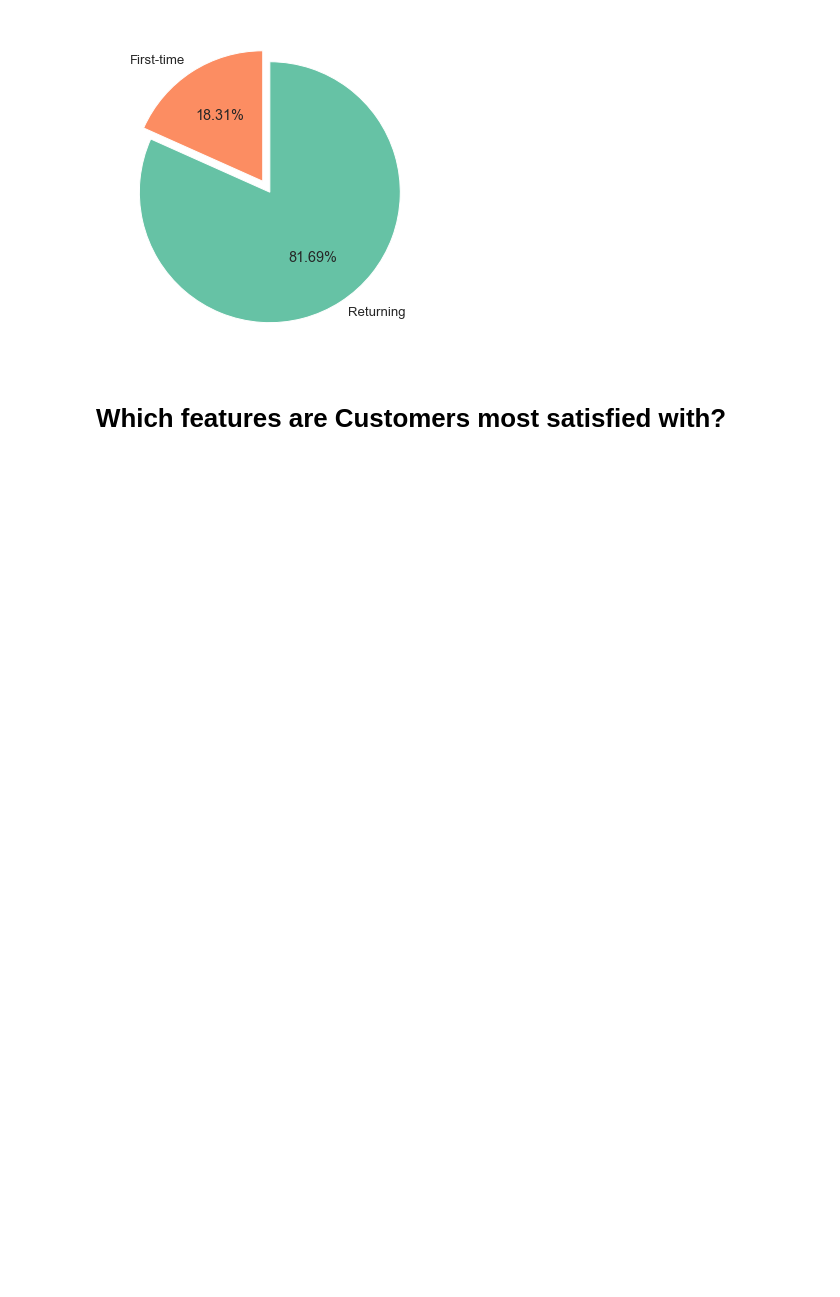
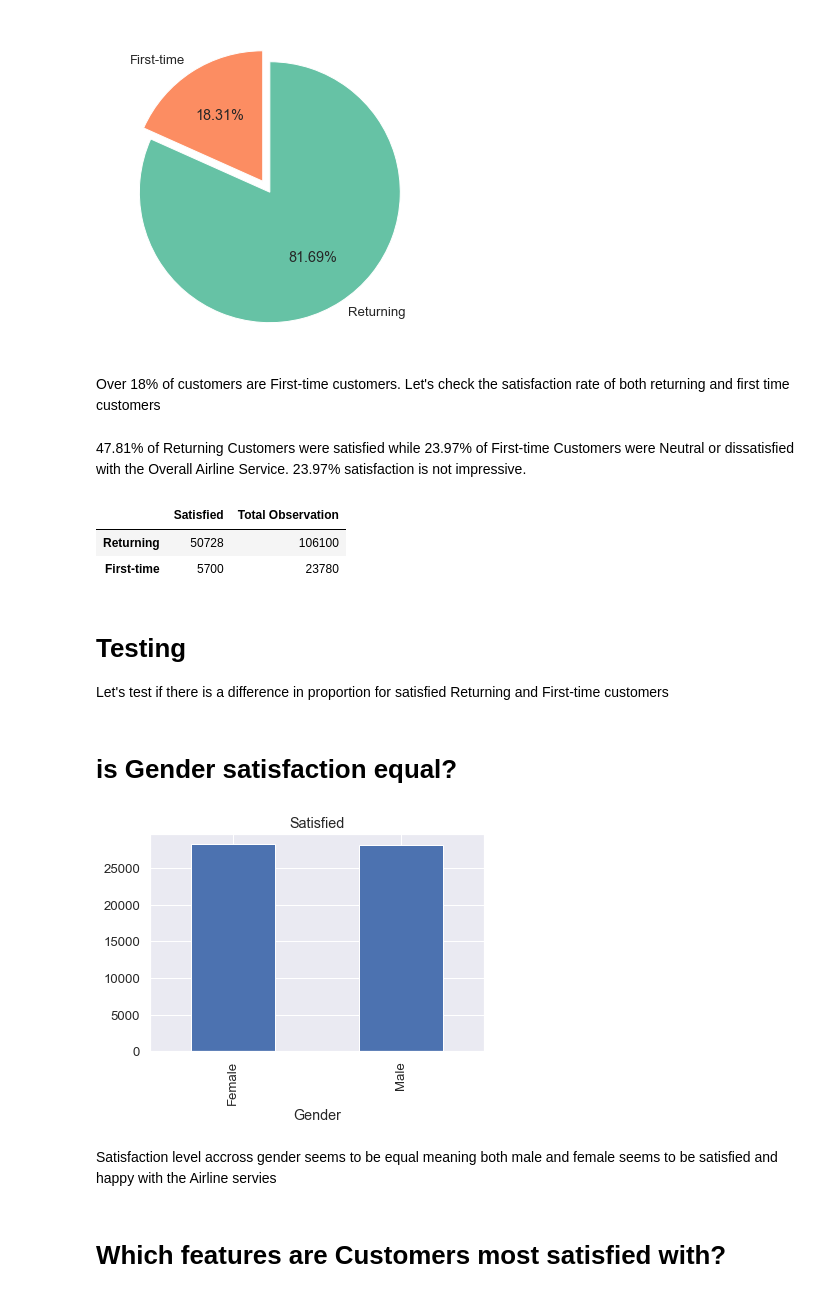
Before and after one commit to spydann/Airline-passenger-satisfaction-Analysis-, a Jupyter notebook: AIRLINE PASSENGERS SATISFACTION.ipynb, the cells around one changed output. Saved outputs shown, nothing was run; the diff lists cells and outputs as text; code cells hidden in the pictures; blank space fills up the shorter version.

```diff
--- a/AIRLINE PASSENGERS SATISFACTION.ipynb
+++ b/AIRLINE PASSENGERS SATISFACTION.ipynb
@@ -156,3 +183,6 @@ plt.pie(Customer_Type['Customer Type'],labels = Customer_Type.index , autopct =
 plt.show()
 # %% [output]
 [figure]
+# %% [markdown]
+Over 18% of customers are First-time customers.
+Let's check the satisfaction rate of both returning and first time customers
@@ -159,3 +223,32 @@ plt.show()
+# %% [markdown]
+47.81% of Returning Customers were satisfied while 23.97% of First-time Customers were Neutral or dissatisfied with the Overall Airline Service. 23.97% satisfaction is not impressive.
+# %%
+# create a dataframe that containes total number of Returning and First-time customers and
+# Total number of satisfaction
+satisfied = df[df["Satisfaction"] == "Satisfied"]
+Customer_type_satisfaction = pd.DataFrame(satisfied["Customer Type"].value_counts())
+Customer_type_satisfaction["Total Observation"] = Customer_Type.values
+
+Customer_type_satisfaction.rename(columns = {"Customer Type":"Satisfied"}, inplace=True)
+Customer_type_satisfaction
+# %% [output]
+|  | Satisfied | Total Observation |
+| Returning | 50728 | 106100 |
+| First-time | 5700 | 23780 |
+# %% [markdown]
+# Testing
+
+Let's test if there is a difference in proportion for satisfied Returning and First-time customers
+# %% [markdown]
+# is Gender satisfaction equal?
+# %%
+df[df["Satisfaction"] == "Satisfied"].groupby(["Gender"])["Satisfaction"].agg("count").plot(kind="bar", title="Satisfied")
+plt.show()
+# %% [output]
+[figure, added]
+# %% [markdown]
+Satisfaction level accross gender seems to be equal meaning both male and female seems to be satisfied
+and happy with the Airline servies
 # %% [markdown]
 # Which features are Customers most satisfied with?
 # %%
```
Also changed, not shown: parts of 40 cells of this notebook, 1 other file.
